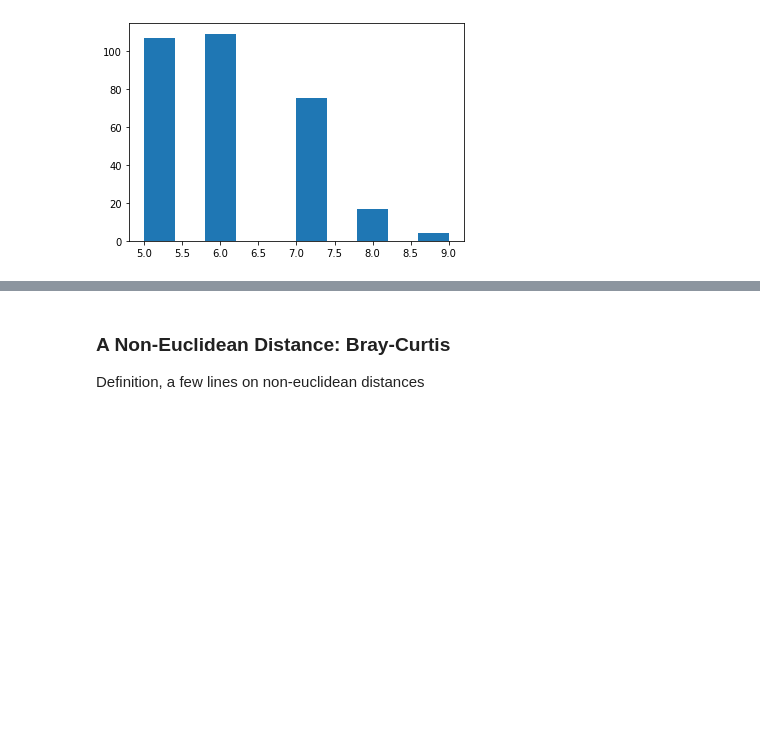
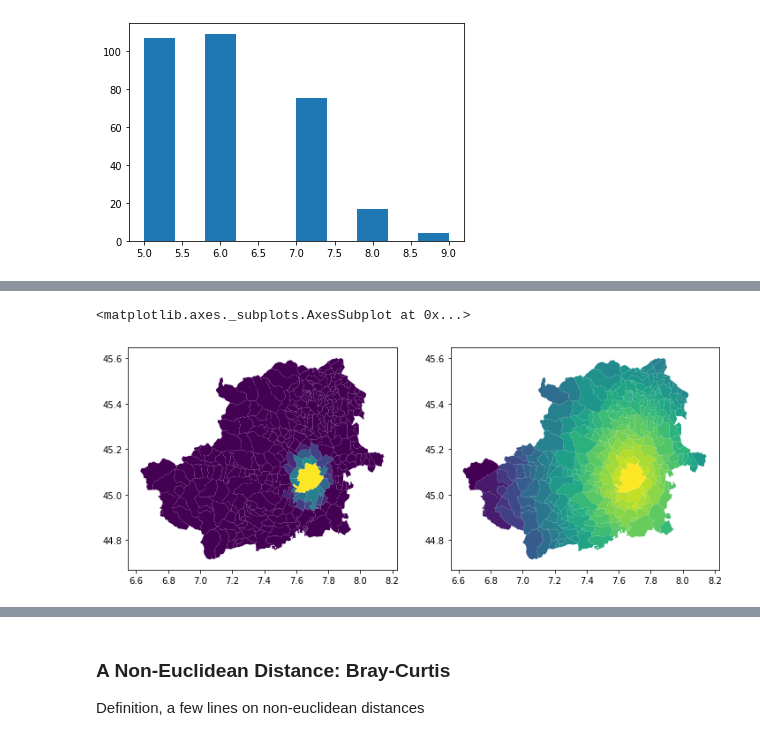
Before and after one commit to MachineLearningJournalClub/HowToTackleAMLCompetition, a Jupyter notebook: HowToTackleAMLCompetition/Lecture7|AdvancedFeatures.ipynb, the cells around one changed output, grey strips where cells are left out. Drawn from its saved outputs; the diff is of its cells as text; code cells hidden in the pictures; blank space fills up the shorter version.

```diff
--- a/HowToTackleAMLCompetition/Lecture7|AdvancedFeatures.ipynb
+++ b/HowToTackleAMLCompetition/Lecture7|AdvancedFeatures.ipynb
@@ -158,0 +223,13 @@ plt.hist(w_knn5_symmetric.sparse.sum(axis = 1))
+# %%
+figure, axis = plt.subplots(1,2,
+                            subplot_kw = dict(aspect = "equal"),
+                            figsize=(12,8))
+
+flat_weights = triangular.sparse[267].toarray().flatten()
+flat_weights_10 = triangular_10.sparse[267].toarray().flatten()
+
+torino_prov.assign(w = flat_weights).plot("w", ax = axis[0])
+torino_prov.assign(w = flat_weights_10).plot("w", ax = axis[1])
+# %% [output]
+<matplotlib.axes._subplots.AxesSubplot at 0x...>
+[figure, added]
```
Also changed, not shown: parts of 24 cells of this notebook.
